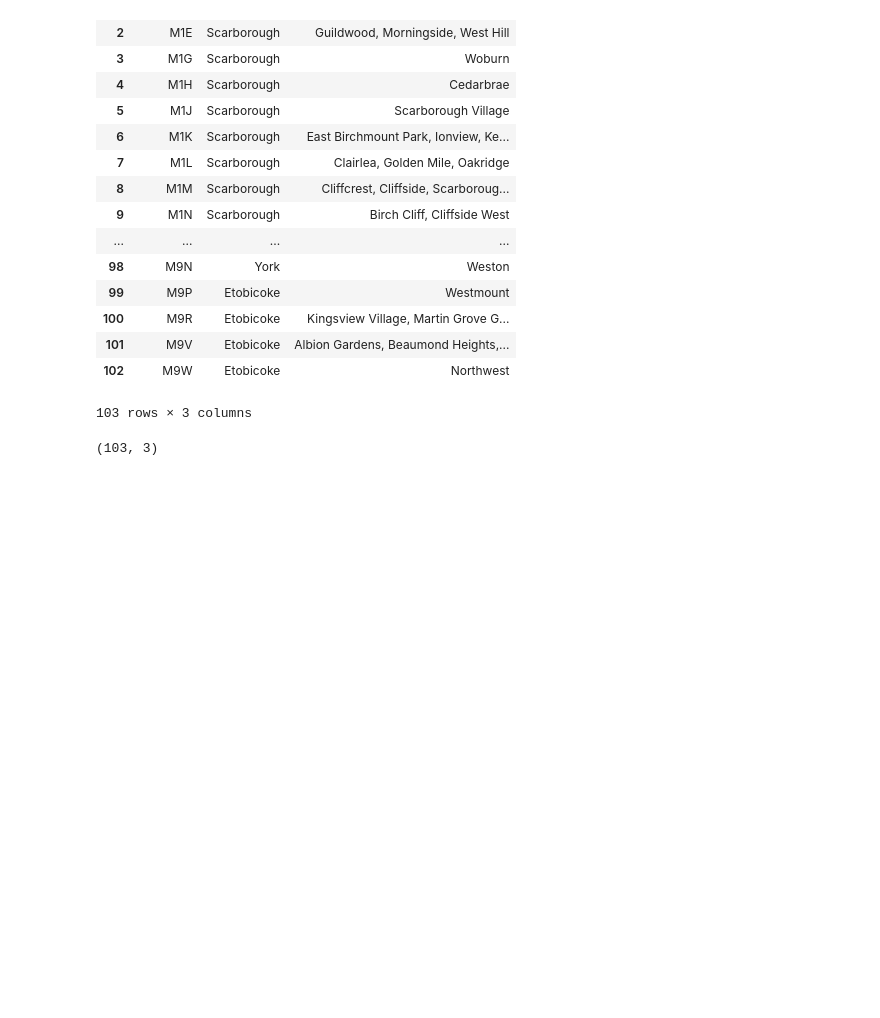
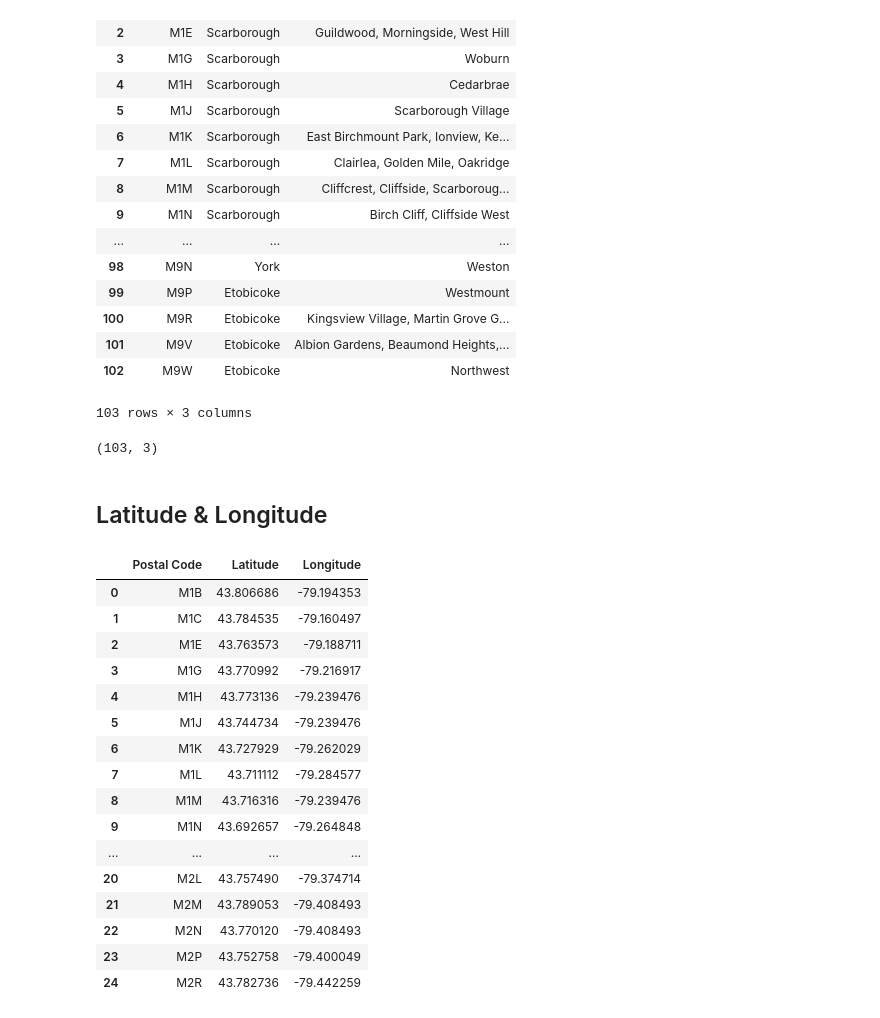
Before and after one commit to jibin10/ng_toronto, a Jupyter notebook: Neighborhoods_in_Toronto.ipynb, the cells around one changed output. Saved outputs shown, nothing was run; the diff lists cells and outputs as text; code cells hidden in the pictures; blank space fills up the shorter version.

```diff
--- a/Neighborhoods_in_Toronto.ipynb
+++ b/Neighborhoods_in_Toronto.ipynb
@@ -148,3 +148,27 @@ tor_df_nor
 print(tor_df_nor.shape)
 # %% [output]
 (103, 3)
+# %% [markdown]
+<h2>Latitude & Longitude</h2>
+# %%
+#Load geographical coordinates of each postal code
+df_ll = pd.read_csv('https://cocl.us/Geospatial_data')
+df_ll.head(25)
+# %% [output]
+|  | Postal Code | Latitude | Longitude |
+| 0 | M1B | 43.806686 | -79.194353 |
+| 1 | M1C | 43.784535 | -79.160497 |
+| 2 | M1E | 43.763573 | -79.188711 |
+| 3 | M1G | 43.770992 | -79.216917 |
+| 4 | M1H | 43.773136 | -79.239476 |
+| 5 | M1J | 43.744734 | -79.239476 |
+| 6 | M1K | 43.727929 | -79.262029 |
+| 7 | M1L | 43.711112 | -79.284577 |
+| 8 | M1M | 43.716316 | -79.239476 |
+| 9 | M1N | 43.692657 | -79.264848 |
+| ... | ... | ... | ... |
+| 20 | M2L | 43.757490 | -79.374714 |
+| 21 | M2M | 43.789053 | -79.408493 |
+| 22 | M2N | 43.770120 | -79.408493 |
+| 23 | M2P | 43.752758 | -79.400049 |
+| 24 | M2R | 43.782736 | -79.442259 |
```
Also changed, not shown: parts of 2 cells of this notebook.
